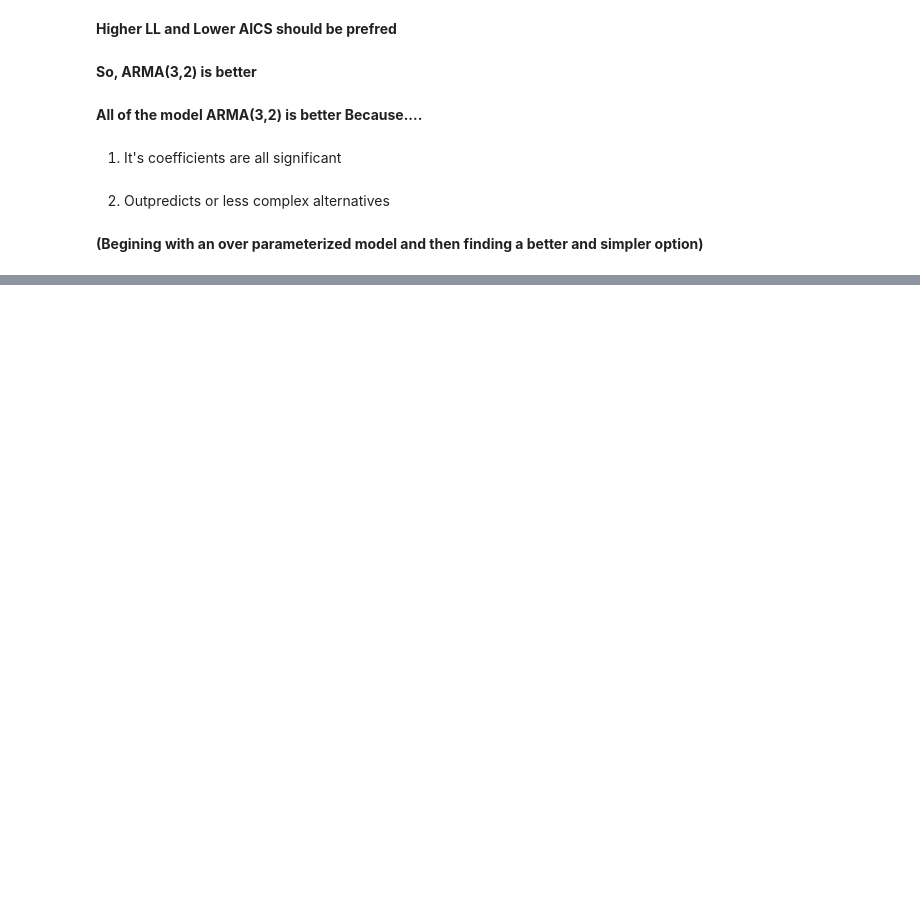
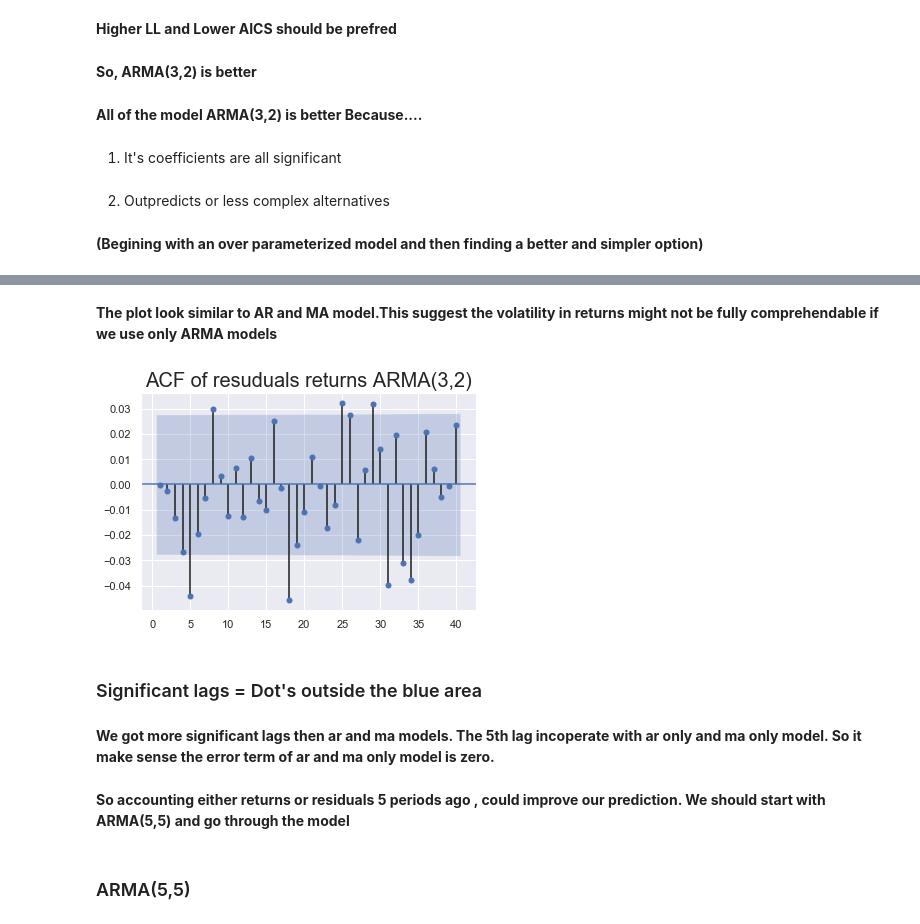
Before and after one commit to NMShihab/Time-Series-Analysis, a Jupyter notebook: All about Time Series .ipynb, the cells around one changed output, grey strips where cells are left out. Drawn from its saved outputs; the diff is of its cells as text; code cells hidden in the pictures; blank space fills up the shorter version.

```diff
--- a/All about Time Series .ipynb
+++ b/All about Time Series .ipynb
@@ -1775,0 +1797,17 @@ print("\n ARMA(1,3): \tLL = ", result_ar_1_ma_3.llf, "\tAIC = ", result_ar_1_ma_
+# %% [markdown]
+**The plot look similar to AR and MA model.This suggest the volatility in returns might not be fully comprehendable if we use only ARMA models**
+# %%
+# To make sure the plot is random we also plot acf
+sgt.plot_acf(df_train.res_ret_ar_3_ma_2,zero=False,lags=40)
+plt.title("ACF of resuduals returns ARMA(3,2)",size=20)
+plt.show()
+# %% [output]
+[figure, added]
+# %% [markdown]
+### Significant lags = Dot's outside the blue area
+# %% [markdown]
+**We got more significant lags then ar and ma models. The 5th lag incoperate with ar only and ma only model. So it make sense the error term of ar and ma only model is zero.**
+# %% [markdown]
+**So accounting either returns or residuals 5 periods ago , could improve our prediction. We should start with ARMA(5,5) and go through the model**
+# %% [markdown]
+### ARMA(5,5)
```
Also changed, not shown: parts of 76 cells of this notebook.
